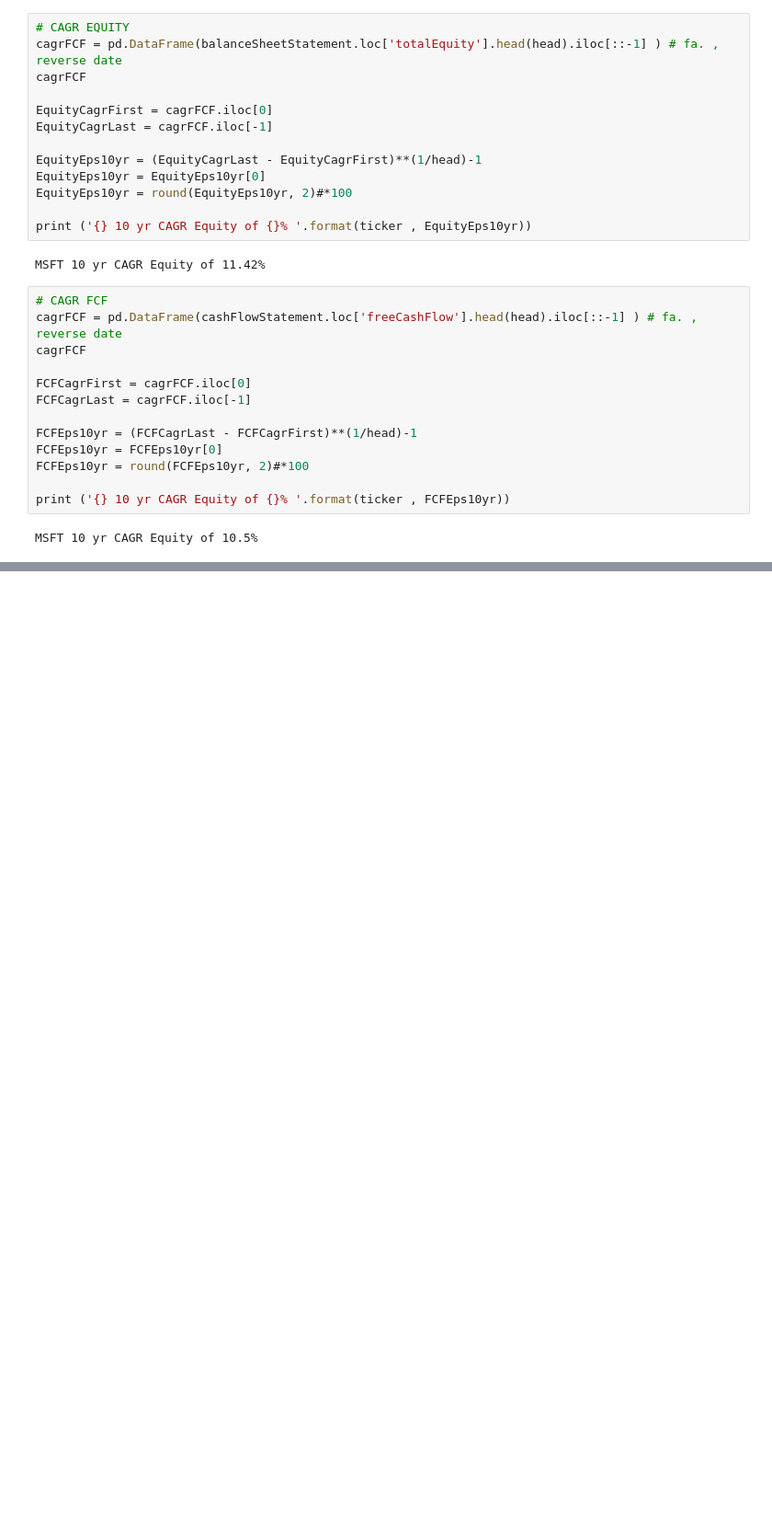
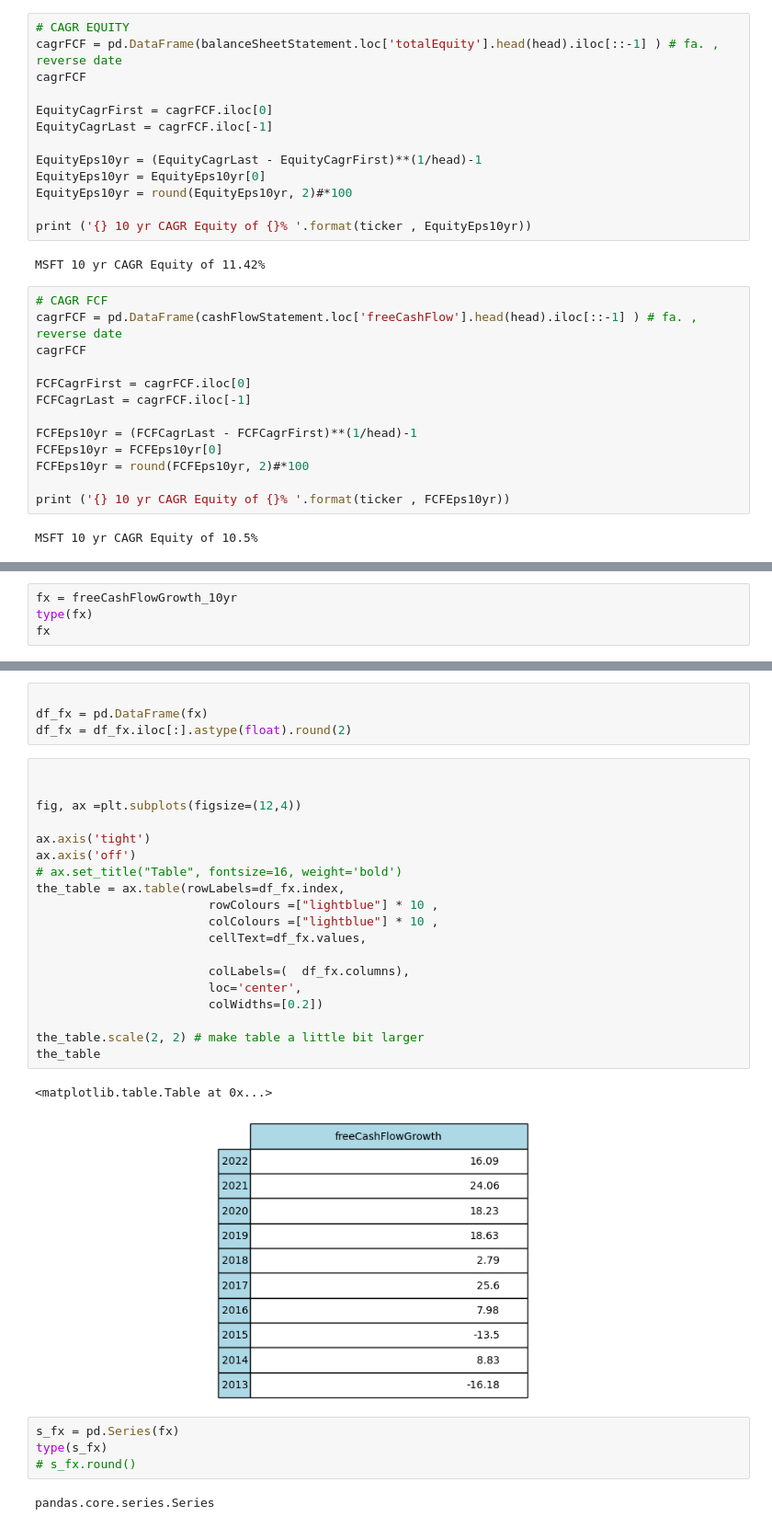
Before and after one commit to xitxat/FundamentalAnalysis, a Jupyter notebook: FA/Value01.ipynb, the cells around one changed output, grey strips where cells are left out. Shown: that part at 92% size. Drawn from its saved outputs; the diff is of its cells as text; blank space fills up the shorter version.

Commit message:
table

```diff
--- a/FA/Value01.ipynb
+++ b/FA/Value01.ipynb
@@ -403,0 +591,4 @@ MSFT 10 yr CAGR Equity of 10.5%
+# %%
+fx = freeCashFlowGrowth_10yr
+type(fx)
+fx
@@ -403,0 +607,32 @@ MSFT 10 yr CAGR Equity of 10.5%
+# %%
+
+df_fx = pd.DataFrame(fx)
+df_fx = df_fx.iloc[:].astype(float).round(2)
+# %%
+
+
+fig, ax =plt.subplots(figsize=(12,4))
+
+ax.axis('tight')
+ax.axis('off')
+# ax.set_title("Table", fontsize=16, weight='bold')
+the_table = ax.table(rowLabels=df_fx.index,
+                        rowColours =["lightblue"] * 10 ,
+                        colColours =["lightblue"] * 10 ,
+                        cellText=df_fx.values,
+
+                        colLabels=(  df_fx.columns),
+                        loc='center',
+                        colWidths=[0.2])
+
+the_table.scale(2, 2) # make table a little bit larger
+the_table
+# %% [output]
+<matplotlib.table.Table at 0x...>
+[figure, added]
+# %%
+s_fx = pd.Series(fx)
+type(s_fx)
+# s_fx.round()
+# %% [output]
+pandas.core.series.Series
```
Also changed, not shown: parts of 34 cells of this notebook.
